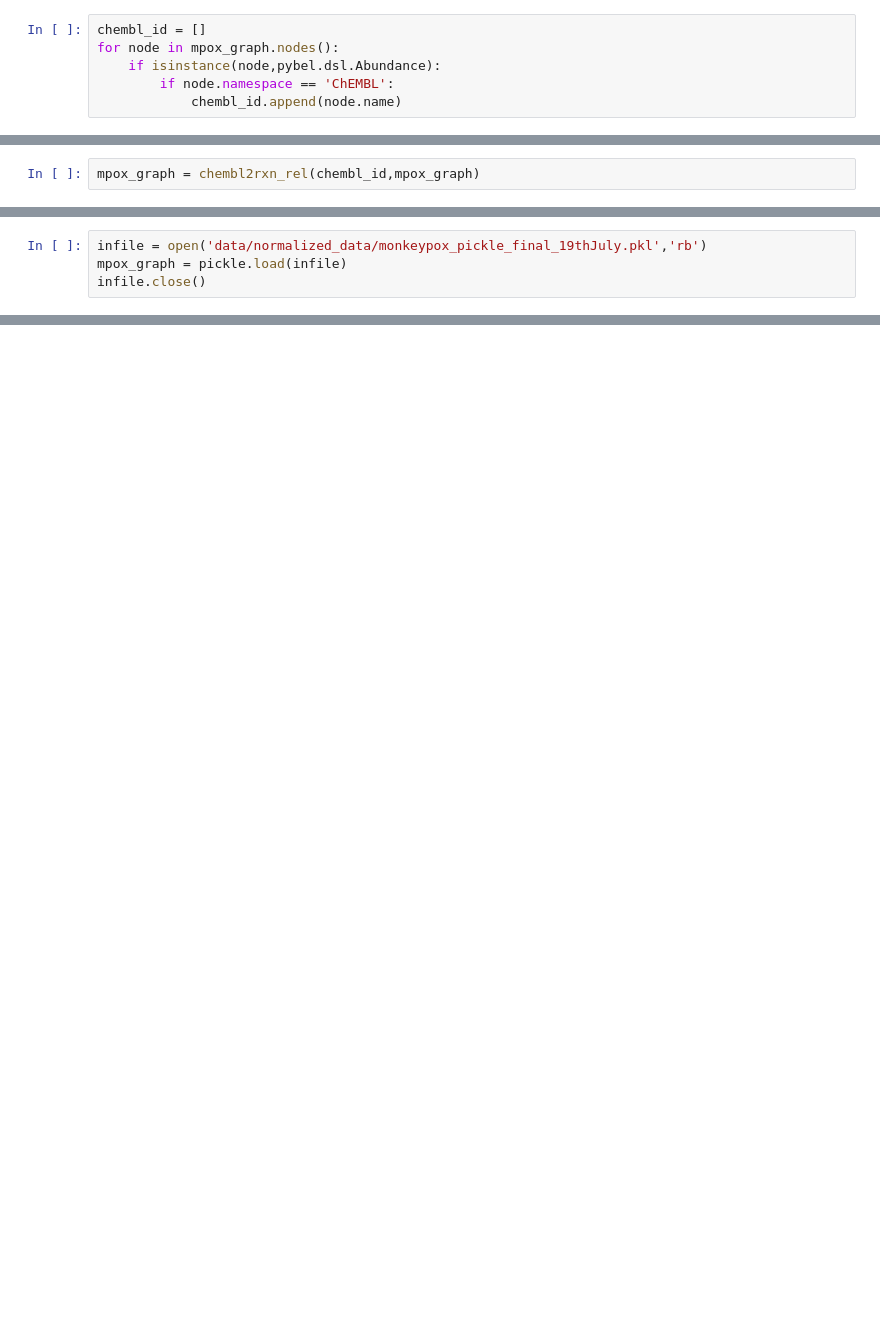
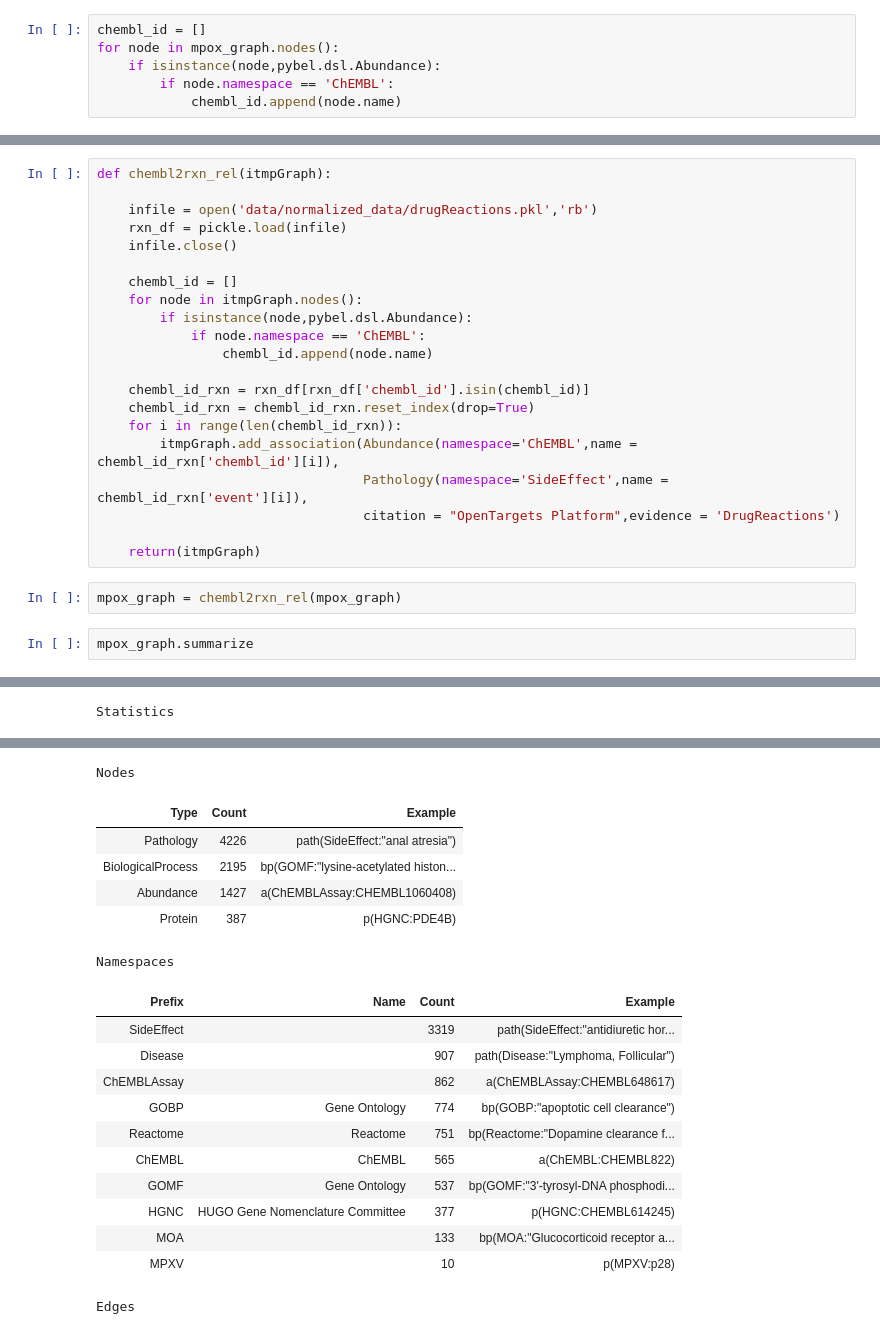
Before and after one commit to Fraunhofer-ITMP/BY-COVID-KG, a Jupyter notebook: Monkeypox_Final.ipynb, the cells around one changed output, grey strips where cells are left out. Saved outputs shown, nothing was run; the diff lists cells and outputs as text; blank space fills up the shorter version.

```diff
--- a/Monkeypox_Final.ipynb
+++ b/Monkeypox_Final.ipynb
@@ -893,2 +668,0 @@ def chembl2rxn_rel(chemblid_list,itmpGraph):
-# %%
-mpox_graph = chembl2rxn_rel(chembl_id,mpox_graph)
@@ -920,4 +668,0 @@ BiologicalProcess association Abundance        6  bp(MOA:"DNA polymerase inhibit
-# %%
-infile = open('data/normalized_data/monkeypox_pickle_final_19thJuly.pkl','rb')
-mpox_graph = pickle.load(infile)
-infile.close()
@@ -923,0 +673,26 @@ infile.close()
+# %%
+def chembl2rxn_rel(itmpGraph):
+
+    infile = open('data/normalized_data/drugReactions.pkl','rb')
+    rxn_df = pickle.load(infile)
+    infile.close()
+
+    chembl_id = []
+    for node in itmpGraph.nodes():
+        if isinstance(node,pybel.dsl.Abundance):
+            if node.namespace == 'ChEMBL':
+                chembl_id.append(node.name)
+
+    chembl_id_rxn = rxn_df[rxn_df['chembl_id'].isin(chembl_id)]
+    chembl_id_rxn = chembl_id_rxn.reset_index(drop=True)
+    for i in range(len(chembl_id_rxn)):
+        itmpGraph.add_association(Abundance(namespace='ChEMBL',name = chembl_id_rxn['chembl_id'][i]),
+                                  Pathology(namespace='SideEffect',name = chembl_id_rxn['event'][i]),
+                                  citation = "OpenTargets Platform",evidence = 'DrugReactions')
+
+    return(itmpGraph)
+# %%
+mpox_graph = chembl2rxn_rel(mpox_graph)
+# %%
+mpox_graph.summarize
+# %% [output]
@@ -923,0 +702 @@ infile.close()
+Statistics
@@ -923,0 +712,19 @@ infile.close()
+Nodes
+| Type | Count | Example |
+| Pathology | 4226 | path(SideEffect:"anal atresia") |
+| BiologicalProcess | 2195 | bp(GOMF:"lysine-acetylated histon... |
+| Abundance | 1427 | a(ChEMBLAssay:CHEMBL1060408) |
+| Protein | 387 | p(HGNC:PDE4B) |
+Namespaces
+| Prefix | Name | Count | Example |
+| SideEffect |  | 3319 | path(SideEffect:"antidiuretic hor... |
+| Disease |  | 907 | path(Disease:"Lymphoma, Follicular") |
+| ChEMBLAssay |  | 862 | a(ChEMBLAssay:CHEMBL648617) |
+| GOBP | Gene Ontology | 774 | bp(GOBP:"apoptotic cell clearance") |
+| Reactome | Reactome | 751 | bp(Reactome:"Dopamine clearance f... |
+| ChEMBL | ChEMBL | 565 | a(ChEMBL:CHEMBL822) |
+| GOMF | Gene Ontology | 537 | bp(GOMF:"3'-tyrosyl-DNA phosphodi... |
+| HGNC | HUGO Gene Nomenclature Committee | 377 | p(HGNC:CHEMBL614245) |
+| MOA |  | 133 | bp(MOA:"Glucocorticoid receptor a... |
+| MPXV |  | 10 | p(MPXV:p28) |
+Edges
```
Also changed, not shown: parts of 85 cells of this notebook, 4 other files.
